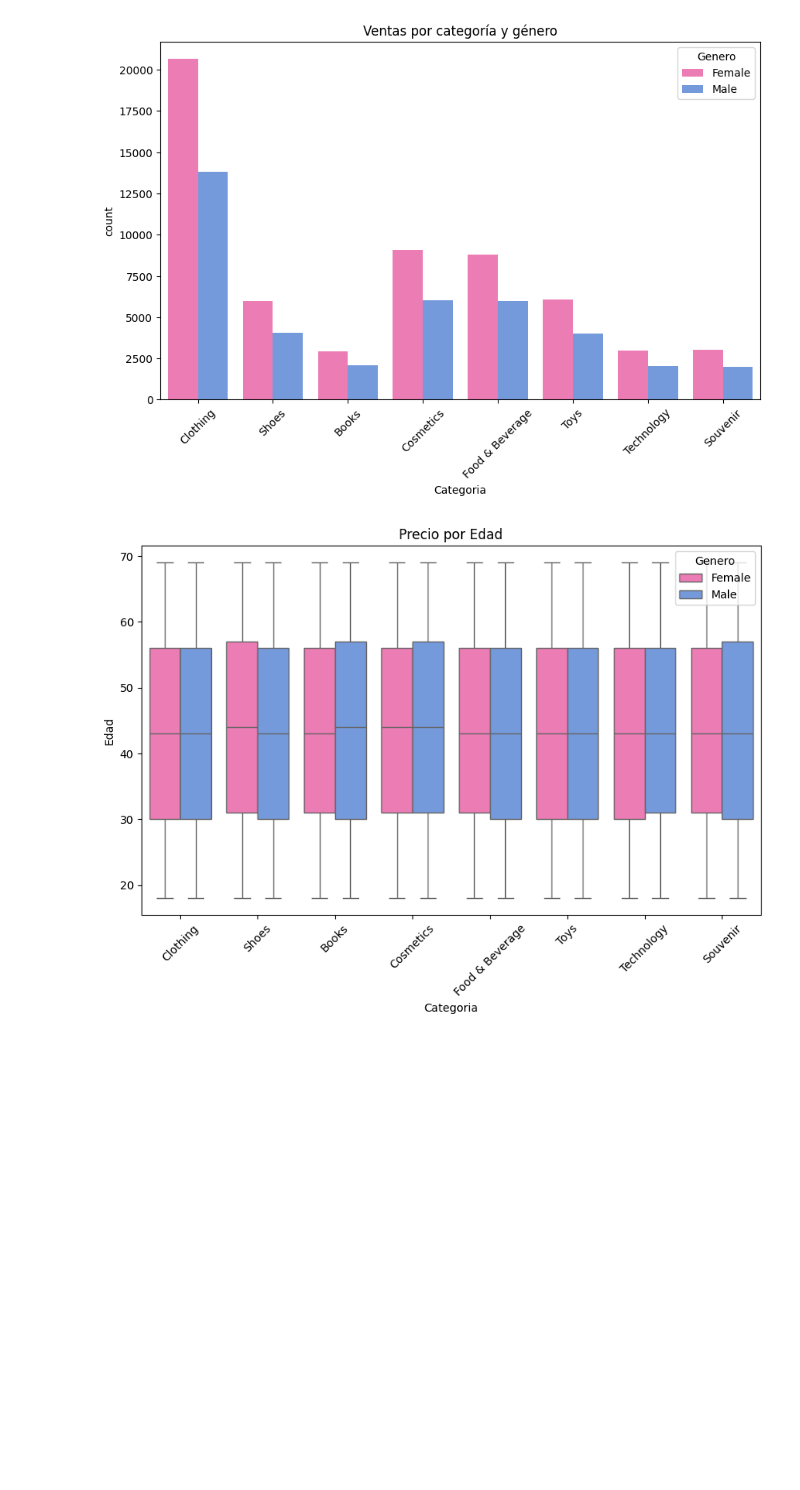
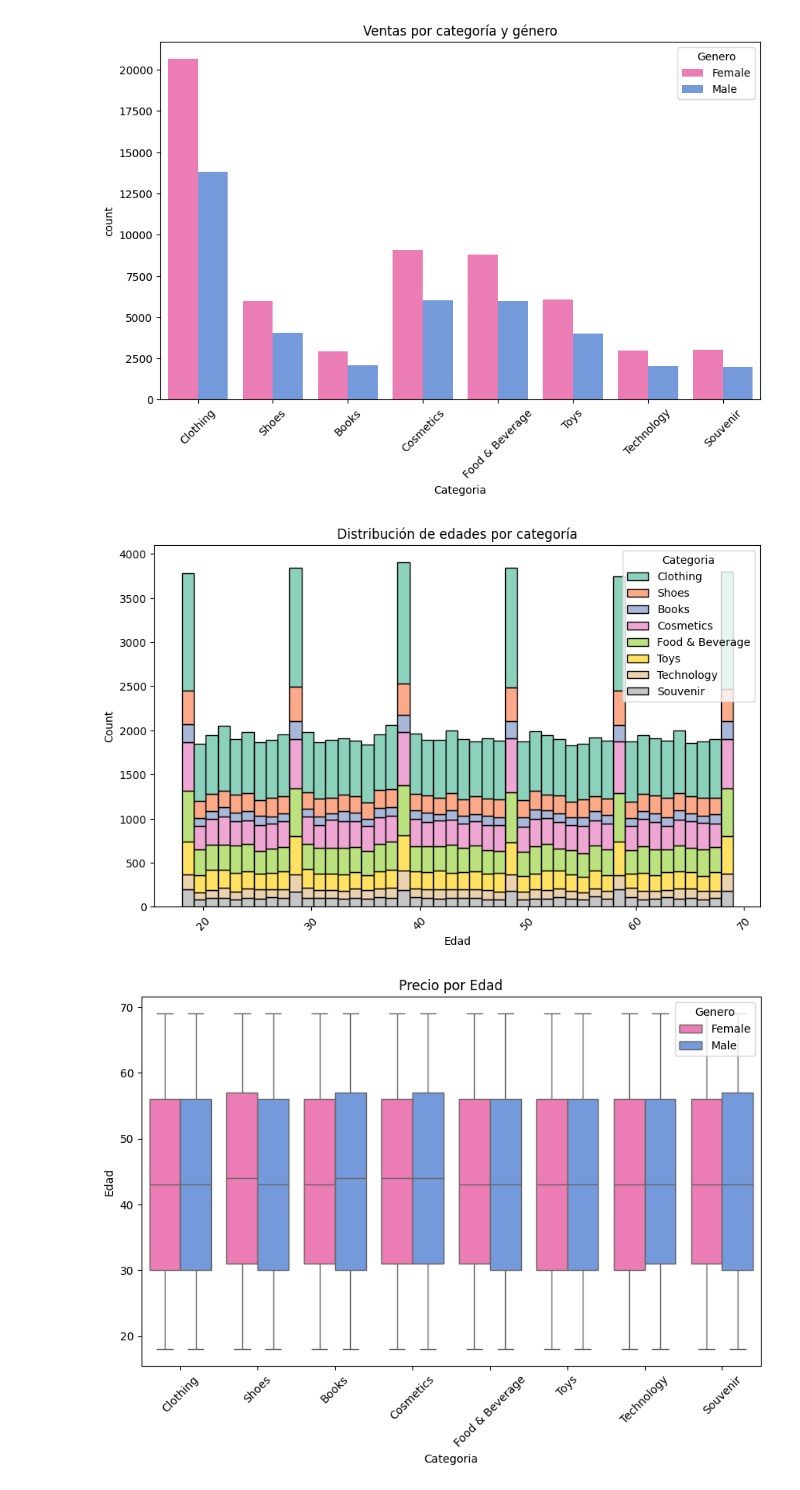
Before and after one commit to juancursed/ProyectoCienciaDatos, a Jupyter notebook: proyecto.ipynb, the cells around one changed output. Cells and saved outputs as stored; diff of their text form; code cells hidden in the pictures; blank space fills up the shorter version.

Commit message:
Update graphics - conc added

```diff
--- a/proyecto.ipynb
+++ b/proyecto.ipynb
@@ -279,6 +258,15 @@ plt.title('Ventas por categoría y género')
 plt.show()
 # %% [output]
 [figure]
+# %%
+plt.figure(figsize=(10, 6))
+sns.histplot(data=ventas_genero, x='Edad', hue='Categoria', multiple='stack', palette='Set2')
+plt.title('Distribución de edades por categoría')
+plt.xlabel('Edad')
+plt.xticks(rotation=45)
+plt.show()
+# %% [output]
+[figure, added]
 # %%
 plt.figure(figsize=(10, 6))
 sns.boxplot(data=ventas_genero, x='Categoria', y='Edad', hue='Genero', palette=['#FF69B4', '#6495ED'])
```
Also changed, not shown: parts of 3 cells of this notebook.
